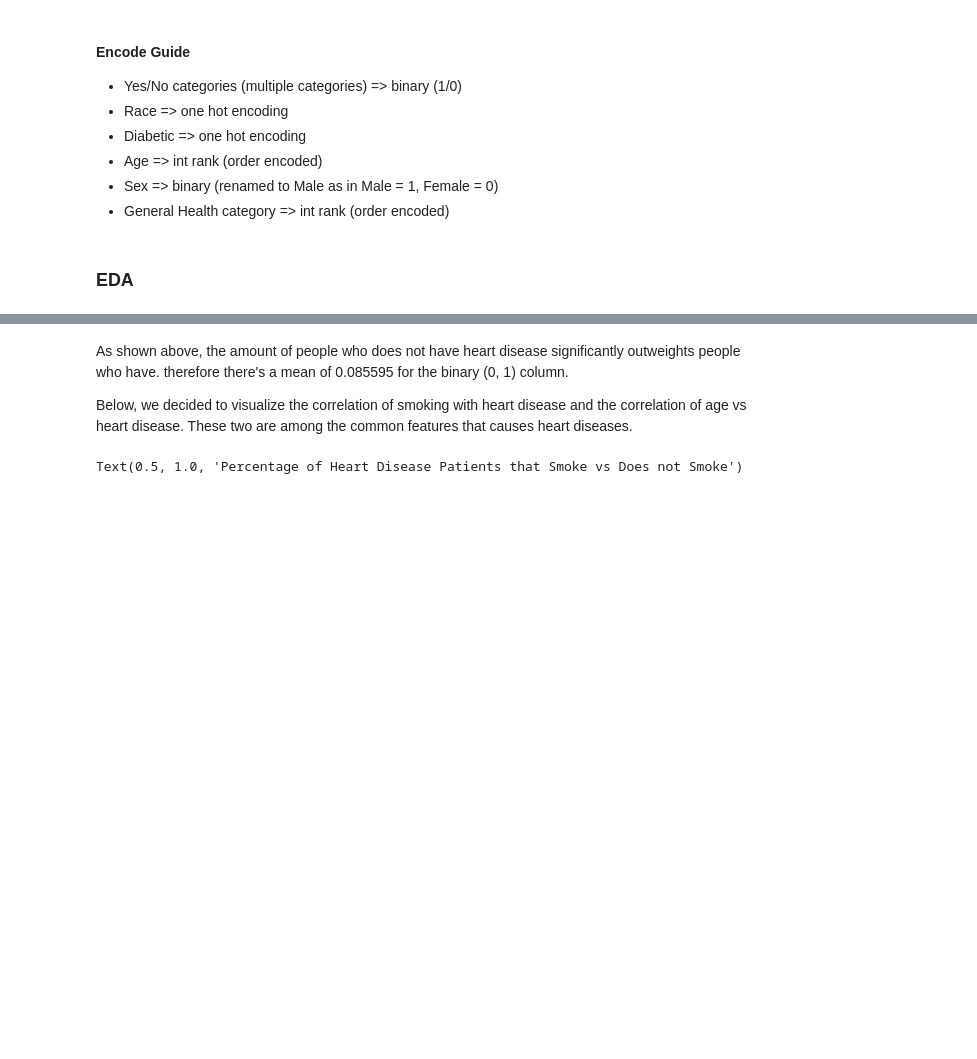
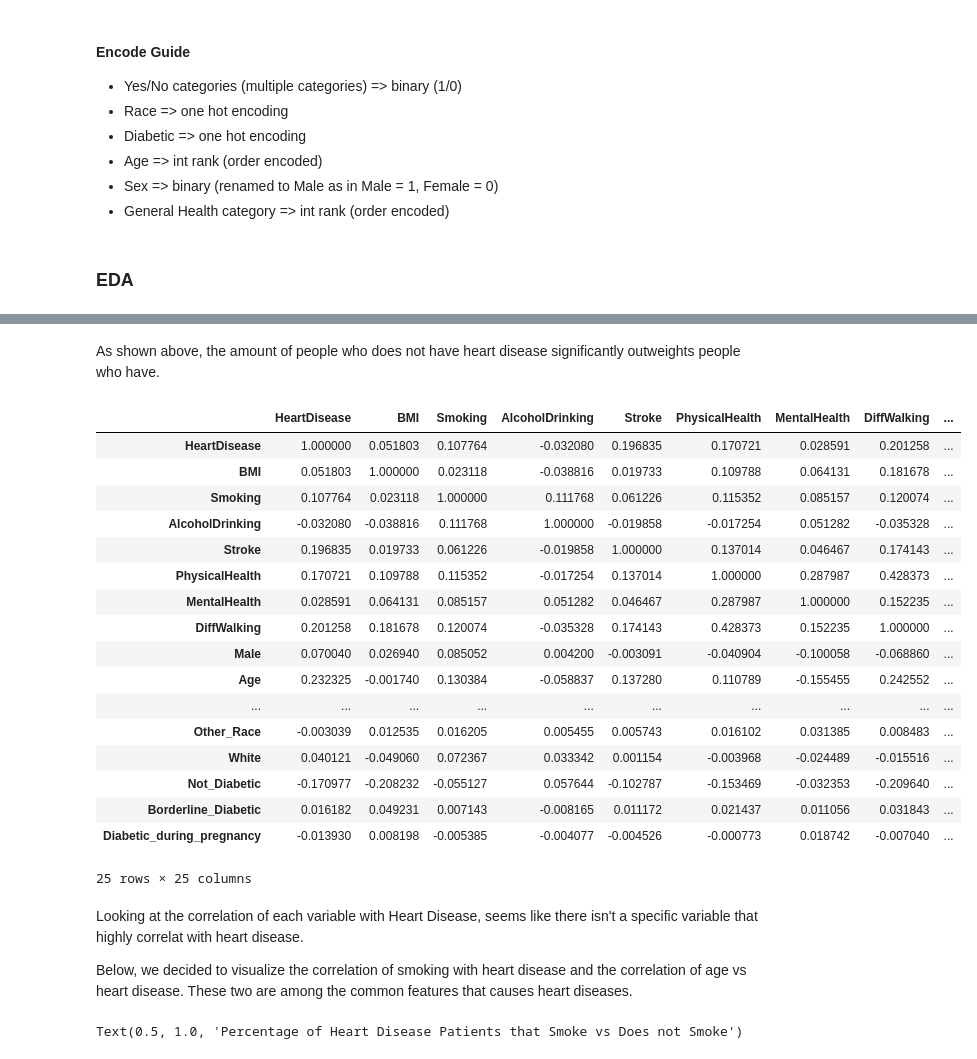
Before and after one commit to COGS118A/Group050-Sp22, a Jupyter notebook: FinalProject_group050.ipynb, the cells around one changed output, grey strips where cells are left out. Saved outputs shown, nothing was run; the diff lists cells and outputs as text; code cells hidden in the pictures; blank space fills up the shorter version.

```diff
--- a/FinalProject_group050.ipynb
+++ b/FinalProject_group050.ipynb
@@ -225,5 +217,29 @@ df.describe()
+# %% [markdown]
+As shown above, the amount of people who does not have heart disease significantly outweights people who have.
+# %%
+# Look at the correlation of the data
+df.corr()
+# %% [output]
+|  | HeartDisease | BMI | Smoking | AlcoholDrinking | Stroke | PhysicalHealth | MentalHealth | DiffWalking | ... |
+| HeartDisease | 1.000000 | 0.051803 | 0.107764 | -0.032080 | 0.196835 | 0.170721 | 0.028591 | 0.201258 | ... |
+| BMI | 0.051803 | 1.000000 | 0.023118 | -0.038816 | 0.019733 | 0.109788 | 0.064131 | 0.181678 | ... |
+| Smoking | 0.107764 | 0.023118 | 1.000000 | 0.111768 | 0.061226 | 0.115352 | 0.085157 | 0.120074 | ... |
+| AlcoholDrinking | -0.032080 | -0.038816 | 0.111768 | 1.000000 | -0.019858 | -0.017254 | 0.051282 | -0.035328 | ... |
+| Stroke | 0.196835 | 0.019733 | 0.061226 | -0.019858 | 1.000000 | 0.137014 | 0.046467 | 0.174143 | ... |
+| PhysicalHealth | 0.170721 | 0.109788 | 0.115352 | -0.017254 | 0.137014 | 1.000000 | 0.287987 | 0.428373 | ... |
+| MentalHealth | 0.028591 | 0.064131 | 0.085157 | 0.051282 | 0.046467 | 0.287987 | 1.000000 | 0.152235 | ... |
+| DiffWalking | 0.201258 | 0.181678 | 0.120074 | -0.035328 | 0.174143 | 0.428373 | 0.152235 | 1.000000 | ... |
+| Male | 0.070040 | 0.026940 | 0.085052 | 0.004200 | -0.003091 | -0.040904 | -0.100058 | -0.068860 | ... |
+| Age | 0.232325 | -0.001740 | 0.130384 | -0.058837 | 0.137280 | 0.110789 | -0.155455 | 0.242552 | ... |
+| ... | ... | ... | ... | ... | ... | ... | ... | ... | ... |
+| Other_Race | -0.003039 | 0.012535 | 0.016205 | 0.005455 | 0.005743 | 0.016102 | 0.031385 | 0.008483 | ... |
+| White | 0.040121 | -0.049060 | 0.072367 | 0.033342 | 0.001154 | -0.003968 | -0.024489 | -0.015516 | ... |
+| Not_Diabetic | -0.170977 | -0.208232 | -0.055127 | 0.057644 | -0.102787 | -0.153469 | -0.032353 | -0.209640 | ... |
+| Borderline_Diabetic | 0.016182 | 0.049231 | 0.007143 | -0.008165 | 0.011172 | 0.021437 | 0.011056 | 0.031843 | ... |
+| Diabetic_during_pregnancy | -0.013930 | 0.008198 | -0.005385 | -0.004077 | -0.004526 | -0.000773 | 0.018742 | -0.007040 | ... |
+25 rows × 25 columns
 # %% [markdown]
-As shown above, the amount of people who does not have heart disease significantly outweights people who have. therefore there's a mean of 0.085595 for the binary (0, 1) column.
+Looking at the correlation of each variable with Heart Disease, seems like there isn't a specific variable that highly correlat with heart disease.
 
 Below, we decided to visualize the correlation of smoking with heart disease and the correlation of age vs heart disease. These two are among the common features that causes heart diseases.
 # %%
```
Also changed, not shown: parts of 37 cells of this notebook.
